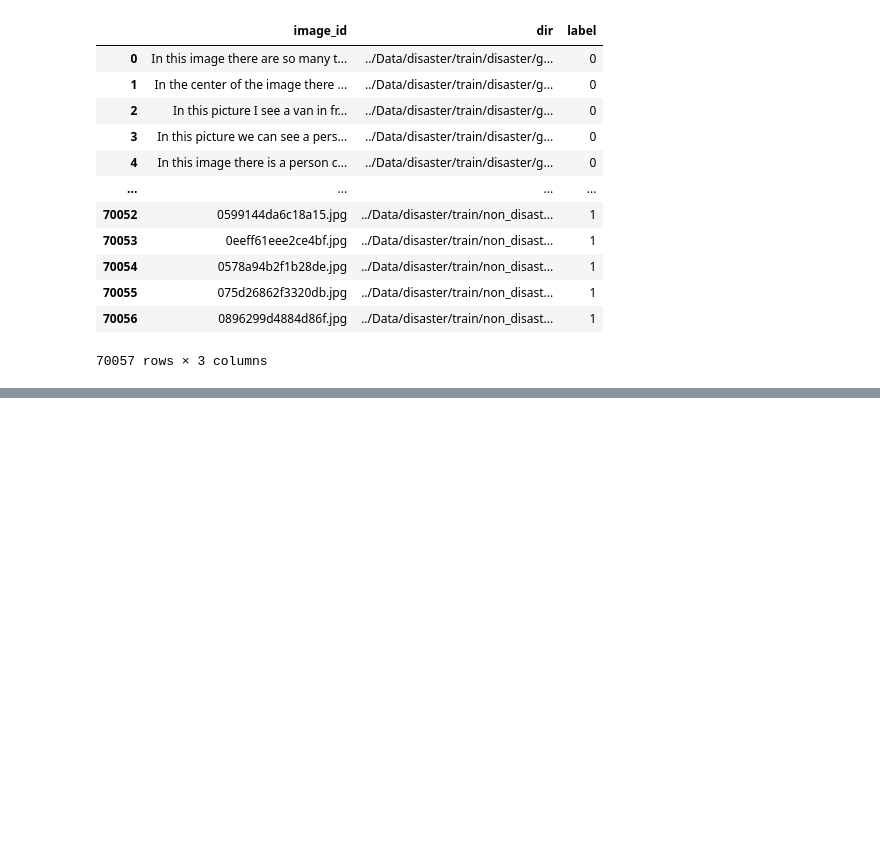
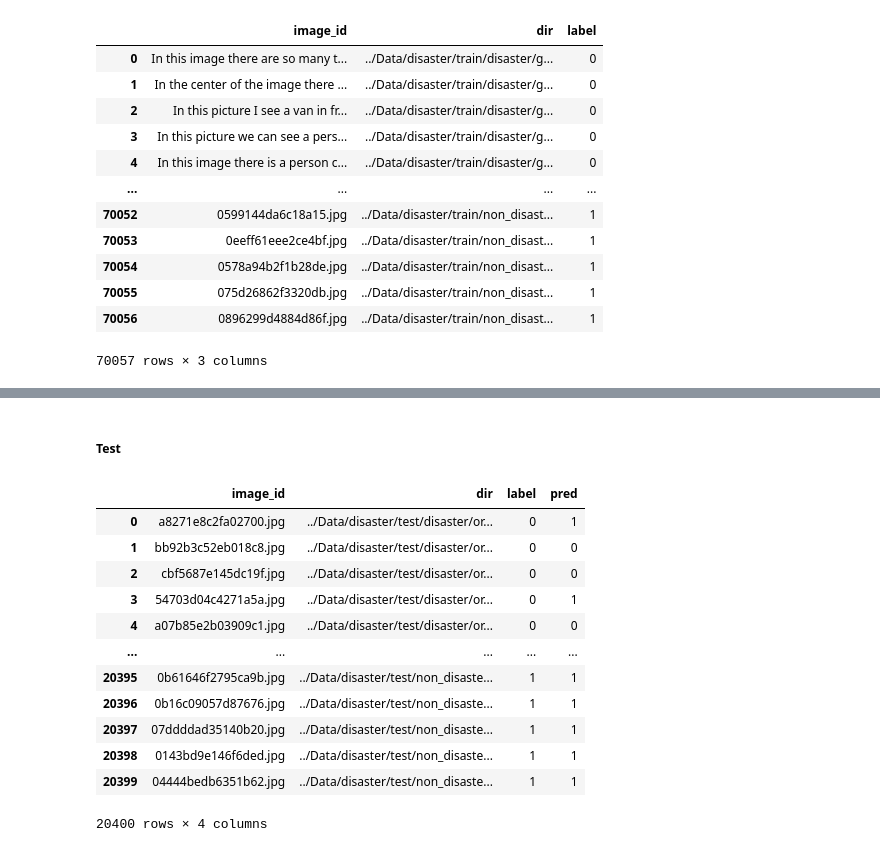
Before and after one commit to hojunking/auto_disaster_classifier, a Jupyter notebook: classification_baseline.ipynb, the cells around one changed output, grey strips where cells are left out. Saved outputs shown, nothing was run; the diff lists cells and outputs as text; code cells hidden in the pictures; blank space fills up the shorter version.

```diff
--- a/classification_baseline.ipynb
+++ b/classification_baseline.ipynb
@@ -688,0 +596,4 @@ Epoch 4/199
+# %%
+## Encoding test data labels
+test['label'] = le.transform(test['label'].values)
+test
@@ -688,0 +629,47 @@ Epoch 4/199
+# %% [markdown]
+##### Test
+# %%
+# RUN INFERENCE
+model = baseModel(CFG['model'], test.label.nunique(), pretrained=True)
+load_model = CFG['model_path'] + '/disaster_icp_res_202307080058/' + CFG['model'] + '.pth'
+test_dir = test.dir.values
+
+tst_ds = CustomDataset(test, test_dir, transform=transform_test, output_label=False)
+tst_loader = torch.utils.data.DataLoader(
+    tst_ds,
+    batch_size=CFG['train_bs'],
+    num_workers=CFG['num_workers'],
+    shuffle=False,
+    pin_memory=True
+)
+device = torch.device(CFG['device'])
+
+#INFERENCE VIA MULTI-GPU
+if torch.cuda.device_count() > 1:
+        model = nn.DataParallel(model)
+model.to(device)
+
+# RUN INFERENCE
+predictions = []
+model.load_state_dict(torch.load(load_model))
+with torch.no_grad():
+    predictions += [inference(model, tst_loader, device)]
+
+
+predictions = np.mean(predictions, axis=0)
+test['pred'] = np.argmax(predictions, axis=1)
+test
+# %% [output]
+|  | image_id | dir | label | pred |
+| 0 | a8271e8c2fa02700.jpg | ../Data/disaster/test/disaster/or... | 0 | 1 |
+| 1 | bb92b3c52eb018c8.jpg | ../Data/disaster/test/disaster/or... | 0 | 0 |
+| 2 | cbf5687e145dc19f.jpg | ../Data/disaster/test/disaster/or... | 0 | 0 |
+| 3 | 54703d04c4271a5a.jpg | ../Data/disaster/test/disaster/or... | 0 | 1 |
+| 4 | a07b85e2b03909c1.jpg | ../Data/disaster/test/disaster/or... | 0 | 0 |
+| ... | ... | ... | ... | ... |
+| 20395 | 0b61646f2795ca9b.jpg | ../Data/disaster/test/non_disaste... | 1 | 1 |
+| 20396 | 0b16c09057d87676.jpg | ../Data/disaster/test/non_disaste... | 1 | 1 |
+| 20397 | 07ddddad35140b20.jpg | ../Data/disaster/test/non_disaste... | 1 | 1 |
+| 20398 | 0143bd9e146f6ded.jpg | ../Data/disaster/test/non_disaste... | 1 | 1 |
+| 20399 | 04444bedb6351b62.jpg | ../Data/disaster/test/non_disaste... | 1 | 1 |
+20400 rows × 4 columns
```
Also changed, not shown: parts of 22 cells of this notebook, 4 other files.
